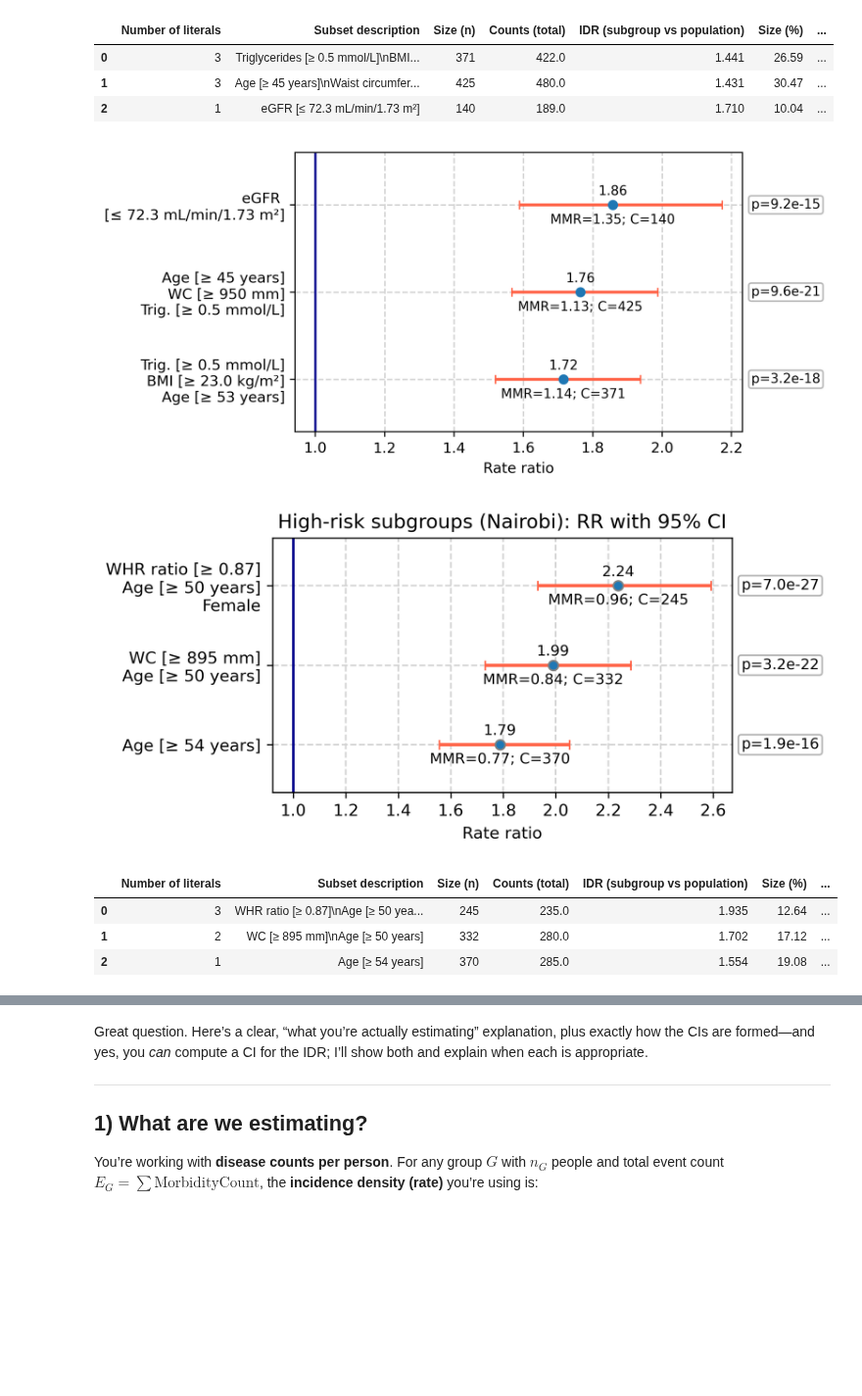
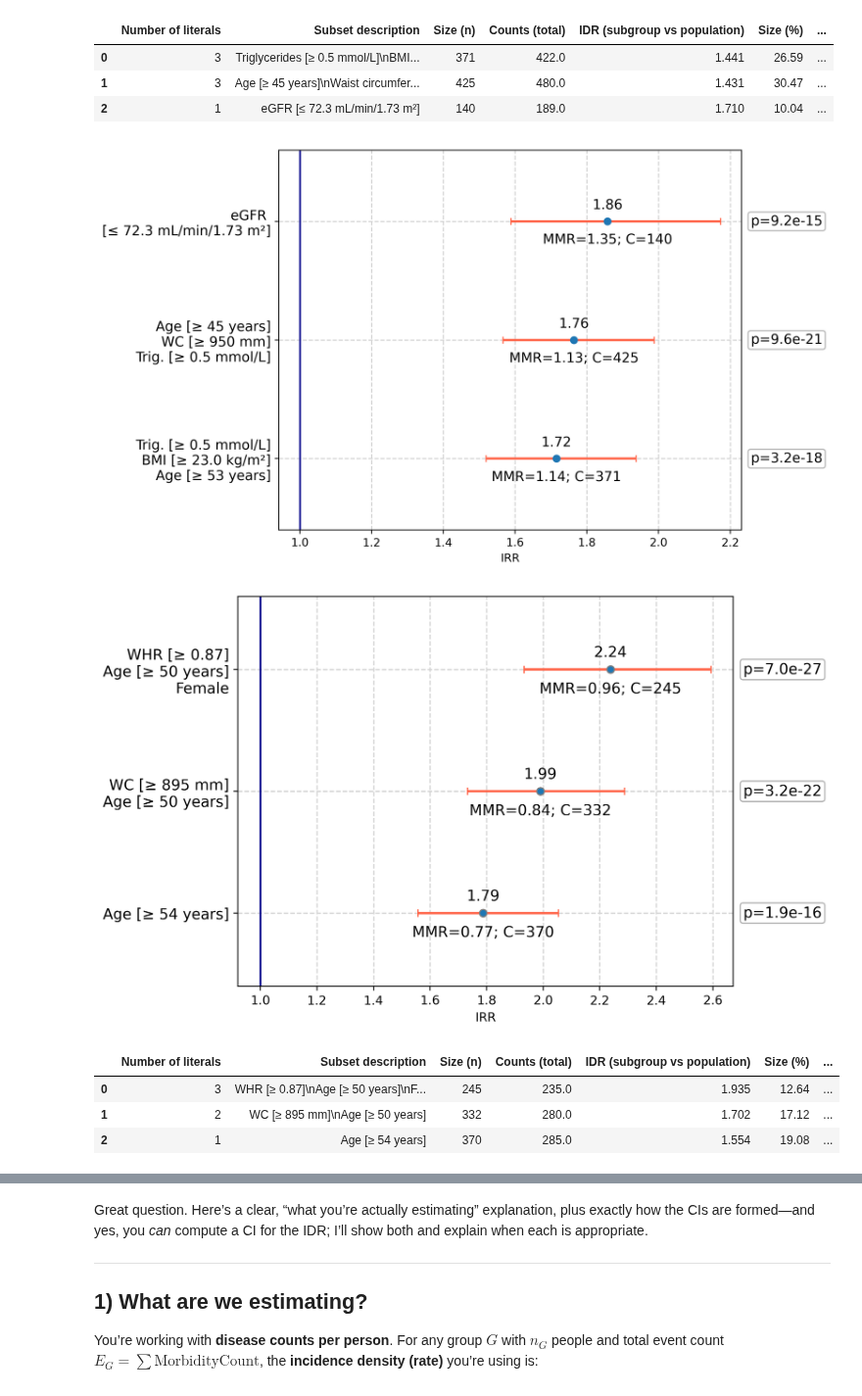
Before and after one commit to kayvinsoo7/HAALSI_work, a Jupyter notebook: mdscan-master/Poisson_scoring2.ipynb, the cells around one changed output, grey strips where cells are left out. Shown at 98% size. Drawn from its saved outputs; the diff is of its cells as text; code cells hidden in the pictures; blank space fills up the shorter version.

Commit message:
adjusting figures

```diff
--- a/mdscan-master/Poisson_scoring2.ipynb
+++ b/mdscan-master/Poisson_scoring2.ipynb
@@ -201,7 +267,7 @@ data.head()
 | 4 | 56.0 | 1 | 1 | 1 | 2 | 2 | ... |
 5 rows × 76 columns
 # %%
-site_id = 1 # 1 - Agincourt, 3 - Nairobi
+site_id = 3 # 1 - Agincourt, 3 - Nairobi
 
 # Choose the relevant site and age group
 dff = data[(data['site'] == site_id)].fillna(-999)
@@ -1558,40 +1624,40 @@ x_high = plot_df['RR_CI95_high'].values
 y = np.arange(len(plot_df))
 
 row_height = 0.8
 fig_height = 1.0 + row_height * len(plot_df)
-fig, ax = plt.subplots(figsize=(7.2, fig_height), dpi=350)
+fig, ax = plt.subplots(figsize=(9.2, fig_height+2), dpi=350)
 
 ax.errorbar(x, y, xerr=[x - x_low, x_high - x], fmt='none', ecolor='tomato', elinewidth=2, capsize=3)
 ax.plot(x, y, 'o', mfc='tab:blue', mec='tab:blue')
 
 ax.axvline(1.0, linestyle='-', color='darkblue')
 ax.set_yticks(y)
 ax.grid(True, linestyle='--', linewidth=1, color='lightgray')
-ax.set_yticklabels(plot_df['label'].tolist())
-ax.set_xlabel('Rate ratio')
+ax.set_yticklabels(plot_df['label'].tolist(), fontsize=12)
+ax.set_xlabel('IRR')
 # ax.set_title('High-risk subgroups (Agincourt): RR with 95% CI')
 
 for i in range(len(plot_df)):
     rr = plot_df.loc[i, 'RR_vs_comp']
     mmr = plot_df.loc[i, 'rate_sub']
     n_people = int(plot_df.loc[i, 'n_sub'])
     xi, yi = x[i], y[i]
-    ax.text(xi, yi + 0.08, f"{rr:.2f}", ha='center', va='bottom', fontsize=9)
-    ax.text(xi, yi - 0.10, f"MMR={mmr:.2f}; C={n_people}", ha='center', va='top', fontsize=9)
+    ax.text(xi, yi + 0.08, f"{rr:.2f}", ha='center', va='bottom', fontsize=12)
+    ax.text(xi, yi - 0.10, f"MMR={mmr:.2f}; C={n_people}", ha='center', va='top', fontsize=12)
 
 ax.set_ylim(-0.6, len(plot_df)-0.4)
 
 trans = transforms.blended_transform_factory(ax.transAxes, ax.transData)
 for i in range(len(plot_df)):
     p = plot_df.loc[i, 'p_RR_vs_comp']
-    ax.text(1.02, y[i], f"p={p:.1e}", transform=trans, ha='left', va='center', fontsize=9,
+    ax.text(1.02, y[i], f"p={p:.1e}", transform=trans, ha='left', va='center', fontsize=12,
             bbox=dict(boxstyle='round,pad=0.2', fc='white', ec='0.7'))
 
 plt.subplots_adjust(right=0.85)
 plt.tight_layout()
 plt.show()
 # %% [output]
-[figure, old version]
+[figure, new version]
 # %%
 # Re-run (kernel state reset)
 
@@ -1627,7 +1693,7 @@ def pretty_label(raw: str) -> str:
         elif 'waist hip' in p or 'waist-hip' in p:
             lb = lower_bound(p)
             if lb is None: lb = 0.8
-            out.append(f"WHR ratio [≥ {lb:.2f}]")
+            out.append(f"WHR [≥ {lb:.2f}]")
         elif 'waist circumference' in p:
             lb = lower_bound(p)
             if lb is not None:
@@ -1668,7 +1734,7 @@ y = np.arange(len(plot_df))
 
 row_height = 0.7
 fig_height = 1.0 + row_height * len(plot_df)
-fig, ax = plt.subplots(figsize=(6.4, fig_height), dpi=300)
+fig, ax = plt.subplots(figsize=(8.4, fig_height+2), dpi=350)
 
 ax.errorbar(x, y, xerr=[x - x_low, x_high - x], fmt='none', ecolor='tomato', elinewidth=2, capsize=3)
 ax.plot(x, y, 'o', mfc='tab:blue', mec='gray')
@@ -1676,8 +1742,8 @@ ax.plot(x, y, 'o', mfc='tab:blue', mec='gray')
 ax.axvline(1.0, linestyle='-', color='darkblue')
 ax.set_yticks(y)
 ax.grid(True, linestyle='--', linewidth=1, color='lightgray')
-ax.set_yticklabels(plot_df['label'].tolist())
-ax.set_xlabel('Rate ratio')
+ax.set_yticklabels(plot_df['label'].tolist(), fontsize=12)
+ax.set_xlabel('IRR')
 # ax.set_title('High-risk subgroups (Nairobi): RR with 95% CI')
 
 for i in range(len(plot_df)):
@@ -1685,15 +1751,15 @@ for i in range(len(plot_df)):
     mmr = plot_df.loc[i, 'rate_sub']
     n_people = int(plot_df.loc[i, 'n_sub'])
     xi, yi = x[i], y[i]
-    ax.text(xi, yi + 0.08, f"{rr:.2f}", ha='center', va='bottom', fontsize=9)
-    ax.text(xi, yi - 0.10, f"MMR={mmr:.2f}; C={n_people}", ha='center', va='top', fontsize=9)
+    ax.text(xi, yi + 0.08, f"{rr:.2f}", ha='center', va='bottom', fontsize=12)
+    ax.text(xi, yi - 0.10, f"MMR={mmr:.2f}; C={n_people}", ha='center', va='top', fontsize=12)
 
 ax.set_ylim(-0.6, len(plot_df) - 0.4)
 
 trans = transforms.blended_transform_factory(ax.transAxes, ax.transData)
 for i in range(len(plot_df)):
     p = plot_df.loc[i, 'p_RR_vs_comp']
-    ax.text(1.02, y[i], f"p={p:.1e}", transform=trans, ha='left', va='center', fontsize=9,
+    ax.text(1.02, y[i], f"p={p:.1e}", transform=trans, ha='left', va='center', fontsize=12,
             bbox=dict(boxstyle='round,pad=0.2', fc='white', ec='0.7'))
 
 plt.subplots_adjust(right=0.85)
@@ -1721,9 +1787,9 @@ for col in ['IDR (subgroup vs population)', 'Size (%)', 'Count (%)', 'P value (R
 
 supp_df
 # %% [output]
-[figure, old version]
+[figure, new version]
 |  | Number of literals | Subset description | Size (n) | Counts (total) | IDR (subgroup vs population) | Size (%) | ... |
-| 0 | 3 | WHR ratio [≥ 0.87]\nAge [≥ 50 yea... | 245 | 235.0 | 1.935 | 12.64 | ... |
+| 0 | 3 | WHR [≥ 0.87]\nAge [≥ 50 years]\nF... | 245 | 235.0 | 1.935 | 12.64 | ... |
 | 1 | 2 | WC [≥ 895 mm]\nAge [≥ 50 years] | 332 | 280.0 | 1.702 | 17.12 | ... |
 | 2 | 1 | Age [≥ 54 years] | 370 | 285.0 | 1.554 | 19.08 | ... |
 # %%
```
Also changed, not shown: parts of 6 cells of this notebook.
